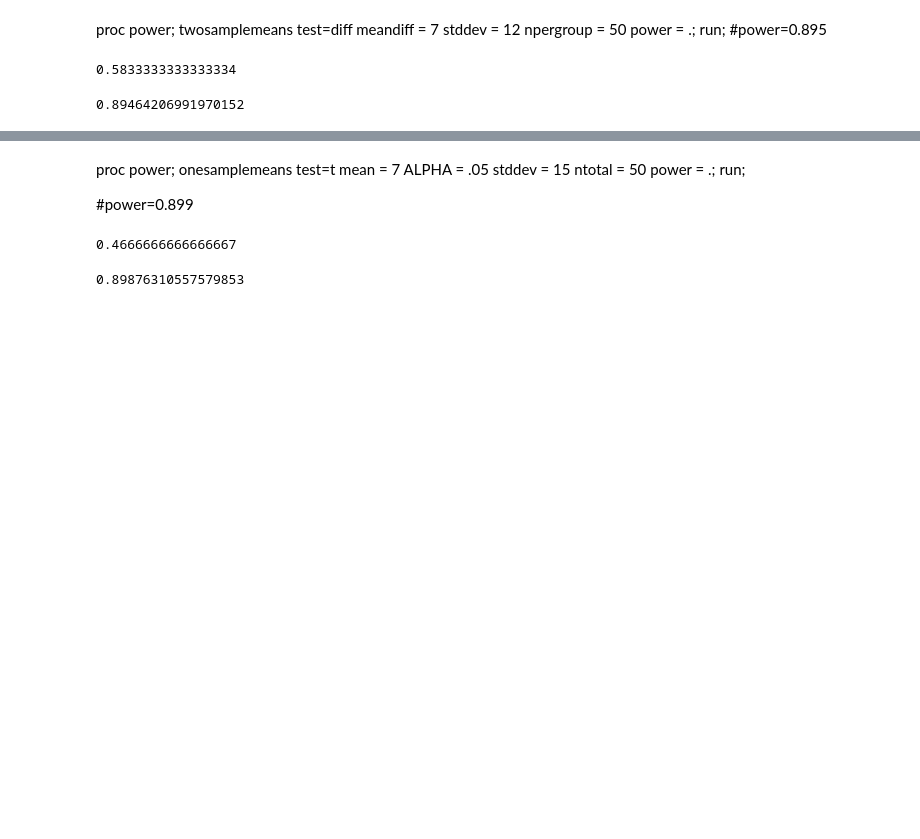
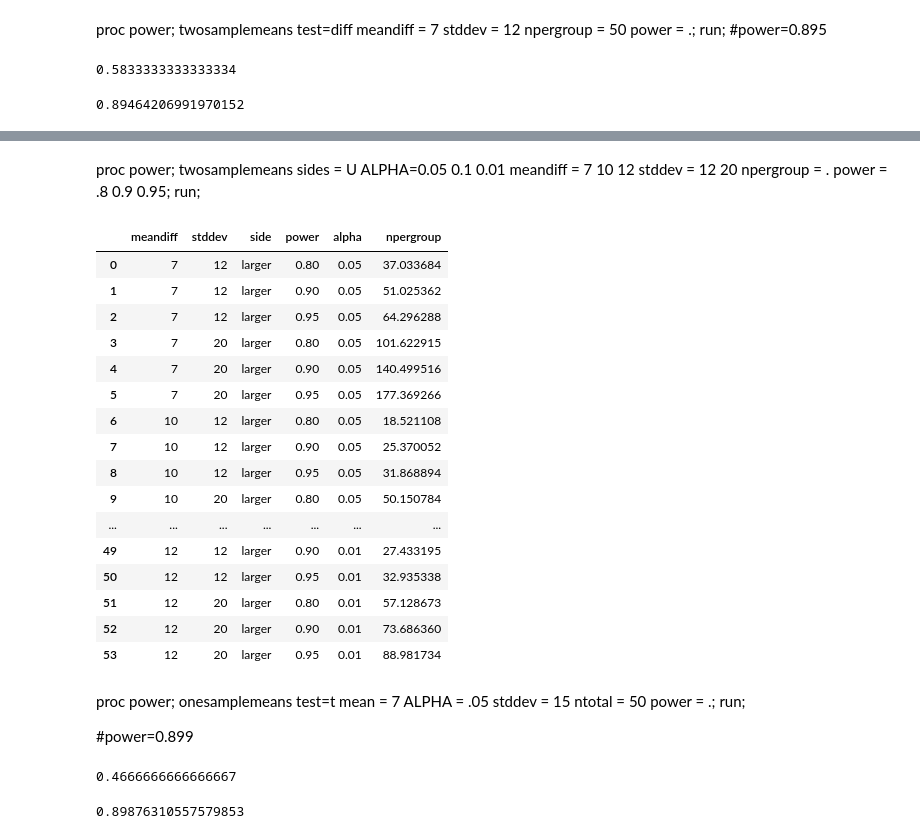
Before and after one commit to qiuqm/titanic, a Jupyter notebook: sample size calculation.ipynb, the cells around one changed output, grey strips where cells are left out. Saved outputs shown, nothing was run; the diff lists cells and outputs as text; code cells hidden in the pictures; blank space fills up the shorter version.

```diff
--- a/sample size calculation.ipynb
+++ b/sample size calculation.ipynb
@@ -18,3 +169,40 @@ smp.TTestIndPower().solve_power(d, nobs1=50, ratio=1, alpha=0.1, alternative='tw
+# %% [markdown]
+proc power;
+      twosamplemeans
+         sides = U
+         ALPHA=0.05 0.1 0.01
+         meandiff = 7 10 12
+         stddev = 12 20
+         npergroup = .
+         power = .8 0.9 0.95;
+run;
+# %%
+alpha0=[0.05,0.1,0.01]
+meandiff0=[7,10,12]
+stddev0=[12,20]
+npergroup0=[]
+side0=['larger']
+power0=[0.8,0.9,0.95]
+power_list_df =proc_power(alpha0,meandiff0,stddev0,npergroup0,side0,power0)
+power_list_df
+# %% [output]
+|  | meandiff | stddev | side | power | alpha | npergroup |
+| 0 | 7 | 12 | larger | 0.80 | 0.05 | 37.033684 |
+| 1 | 7 | 12 | larger | 0.90 | 0.05 | 51.025362 |
+| 2 | 7 | 12 | larger | 0.95 | 0.05 | 64.296288 |
+| 3 | 7 | 20 | larger | 0.80 | 0.05 | 101.622915 |
+| 4 | 7 | 20 | larger | 0.90 | 0.05 | 140.499516 |
+| 5 | 7 | 20 | larger | 0.95 | 0.05 | 177.369266 |
+| 6 | 10 | 12 | larger | 0.80 | 0.05 | 18.521108 |
+| 7 | 10 | 12 | larger | 0.90 | 0.05 | 25.370052 |
+| 8 | 10 | 12 | larger | 0.95 | 0.05 | 31.868894 |
+| 9 | 10 | 20 | larger | 0.80 | 0.05 | 50.150784 |
+| ... | ... | ... | ... | ... | ... | ... |
+| 49 | 12 | 12 | larger | 0.90 | 0.01 | 27.433195 |
+| 50 | 12 | 12 | larger | 0.95 | 0.01 | 32.935338 |
+| 51 | 12 | 20 | larger | 0.80 | 0.01 | 57.128673 |
+| 52 | 12 | 20 | larger | 0.90 | 0.01 | 73.686360 |
+| 53 | 12 | 20 | larger | 0.95 | 0.01 | 88.981734 |
 # %% [markdown]
  proc power;
       onesamplemeans test=t
```
Also changed, not shown: parts of 8 cells of this notebook.
